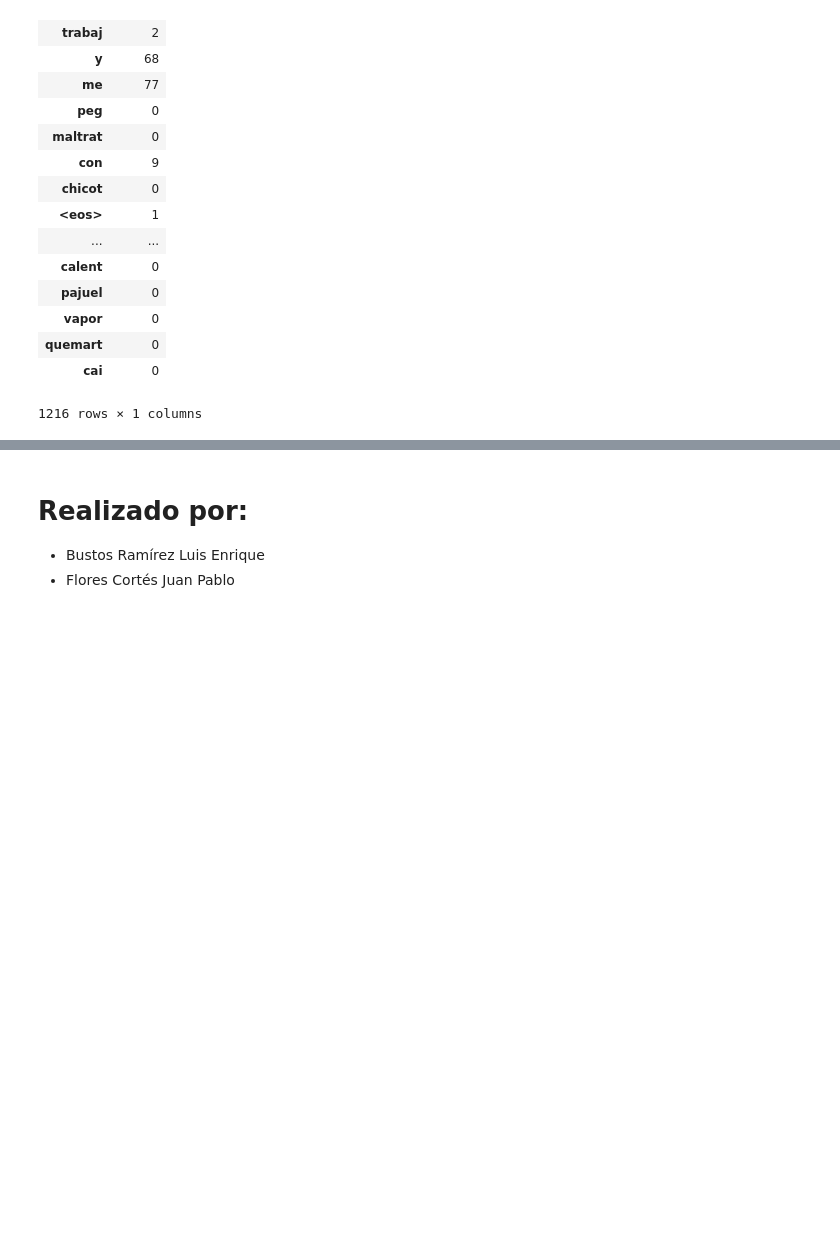
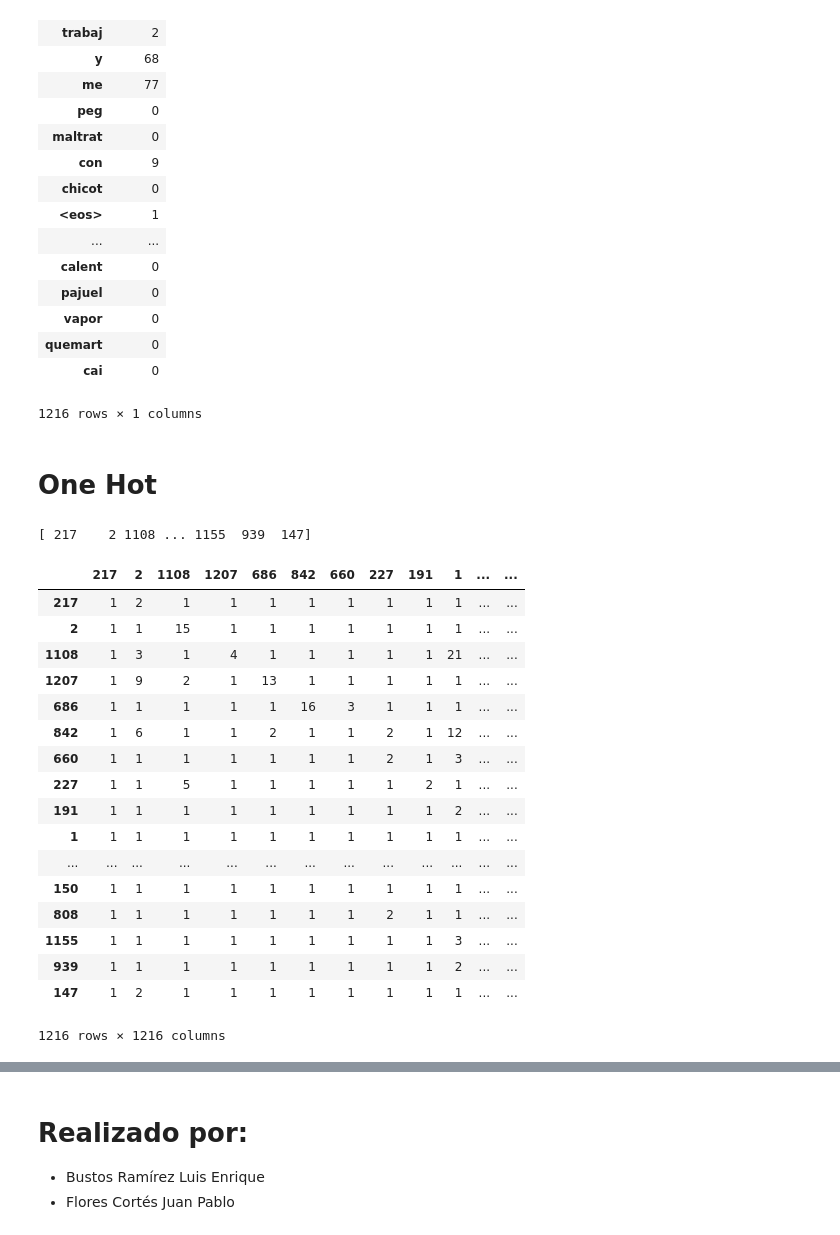
Before and after one commit to juanpflores/PLN-Tareas, a Jupyter notebook: Tarea #2.ipynb, the cells around one changed output, grey strips where cells are left out. Cells and saved outputs as stored; diff of their text form; code cells hidden in the pictures; blank space fills up the shorter version.

```diff
--- a/Tarea #2.ipynb
+++ b/Tarea #2.ipynb
@@ -234,3 +233,44 @@ MatrixPI
 | quemart | 0 |
 | cai | 0 |
 1216 rows × 1 columns
+# %% [markdown]
+# One Hot
+# %%
+from sklearn.preprocessing import LabelEncoder
+from sklearn.preprocessing import OneHotEncoder
+label_encoder = LabelEncoder()
+integer_encoded = label_encoder.fit_transform(alfabetoPI)
+print(integer_encoded)
+# %% [output]
+[ 217    2 1108 ... 1155  939  147]
+# %%
+Matrix_One_Hot = pd.DataFrame(index=integer_encoded, columns=integer_encoded)
+Values_MatrixA = MatrixA.get_values()
+w = 0
+j = 0
+for x in integer_encoded:
+    for y in integer_encoded:
+        Matrix_One_Hot.set_value(y,x,Values_MatrixA[j,w])
+        j = j + 1
+    j=0
+    w = w + 1
+Matrix_One_Hot
+# %% [output]
+|  | 217 | 2 | 1108 | 1207 | 686 | 842 | 660 | 227 | 191 | 1 | ... | ... |
+| 217 | 1 | 2 | 1 | 1 | 1 | 1 | 1 | 1 | 1 | 1 | ... | ... |
+| 2 | 1 | 1 | 15 | 1 | 1 | 1 | 1 | 1 | 1 | 1 | ... | ... |
+| 1108 | 1 | 3 | 1 | 4 | 1 | 1 | 1 | 1 | 1 | 21 | ... | ... |
+| 1207 | 1 | 9 | 2 | 1 | 13 | 1 | 1 | 1 | 1 | 1 | ... | ... |
+| 686 | 1 | 1 | 1 | 1 | 1 | 16 | 3 | 1 | 1 | 1 | ... | ... |
+| 842 | 1 | 6 | 1 | 1 | 2 | 1 | 1 | 2 | 1 | 12 | ... | ... |
+| 660 | 1 | 1 | 1 | 1 | 1 | 1 | 1 | 2 | 1 | 3 | ... | ... |
+| 227 | 1 | 1 | 5 | 1 | 1 | 1 | 1 | 1 | 2 | 1 | ... | ... |
+| 191 | 1 | 1 | 1 | 1 | 1 | 1 | 1 | 1 | 1 | 2 | ... | ... |
+| 1 | 1 | 1 | 1 | 1 | 1 | 1 | 1 | 1 | 1 | 1 | ... | ... |
+| ... | ... | ... | ... | ... | ... | ... | ... | ... | ... | ... | ... | ... |
+| 150 | 1 | 1 | 1 | 1 | 1 | 1 | 1 | 1 | 1 | 1 | ... | ... |
+| 808 | 1 | 1 | 1 | 1 | 1 | 1 | 1 | 2 | 1 | 1 | ... | ... |
+| 1155 | 1 | 1 | 1 | 1 | 1 | 1 | 1 | 1 | 1 | 3 | ... | ... |
+| 939 | 1 | 1 | 1 | 1 | 1 | 1 | 1 | 1 | 1 | 2 | ... | ... |
+| 147 | 1 | 2 | 1 | 1 | 1 | 1 | 1 | 1 | 1 | 1 | ... | ... |
+1216 rows × 1216 columns
```
Also changed, not shown: parts of 8 cells of this notebook, 1 other file.
